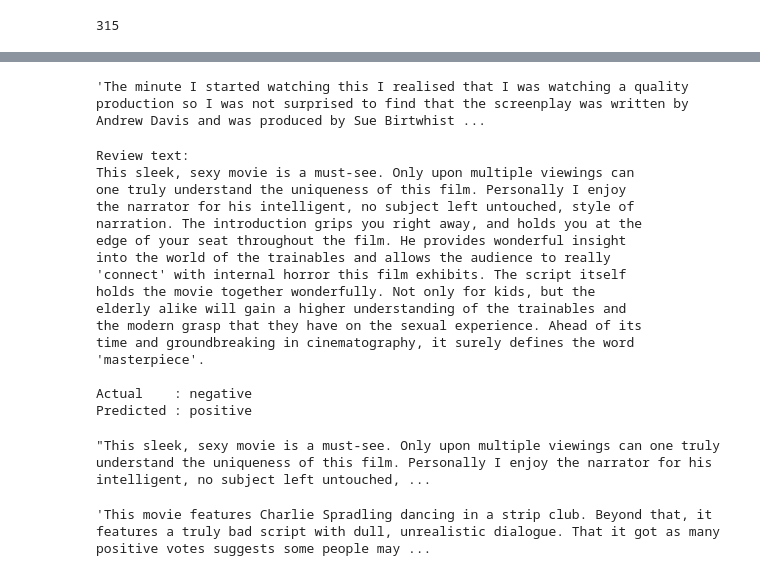
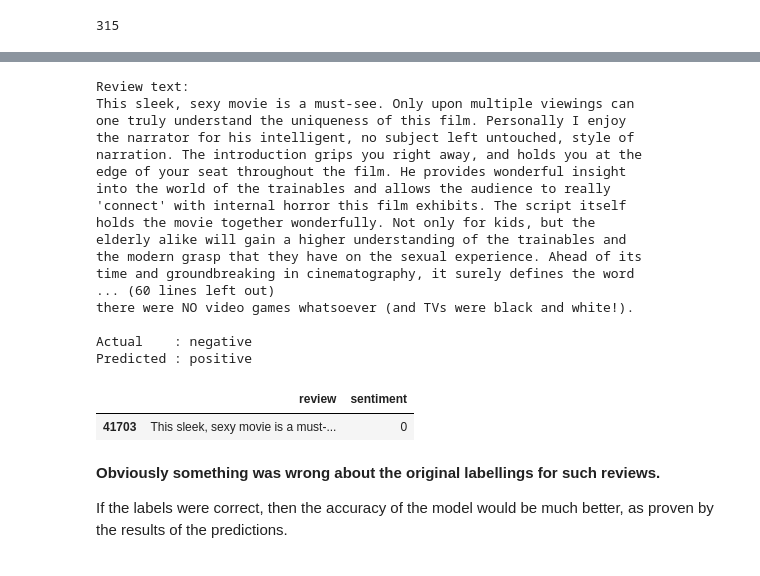
Before and after one commit to ansonnn07/IMDB-Review-Sentiment-Analysis, a Jupyter notebook: analysis_modelling.ipynb, the cells around one changed output, grey strips where cells are left out. Cells and saved outputs as stored; diff of their text form; code cells hidden in the pictures.

```diff
--- a/analysis_modelling.ipynb
+++ b/analysis_modelling.ipynb
@@ -926,15 +1094,13 @@ sorted_wrong_pred[:5]
-# %%
-y_review[idx]
-# %% [output]
-'The minute I started watching this I realised that I was watching a quality production so I was not surprised to find that the screenplay was written by Andrew Davis and was produced by Sue Birtwhist ...
 # %%
-for idx, proba in sorted_wrong_pred:
+top_k = 5
+
+for idx, _ in sorted_wrong_pred[:top_k]:
     wrapped_review = "\n".join(wrap(y_review[idx]))
 
     print(f'Review text:\n{wrapped_review}\n')
     print(f'Actual    : {class_names[y_test[idx]]}')
-    print(f'Predicted : {class_names[y_pred[idx]]}')
-    break
+    print(f'Predicted : {class_names[y_pred[idx]]}\n')
+    # break
 # %% [output]
 Review text:
 This sleek, sexy movie is a must-see. Only upon multiple viewings can
@@ -948,15 +1114,19 @@ holds the movie together wonderfully. Not only for kids, but the
 elderly alike will gain a higher understanding of the trainables and
 the modern grasp that they have on the sexual experience. Ahead of its
 time and groundbreaking in cinematography, it surely defines the word
-'masterpiece'.
+... (60 lines left out)
+there were NO video games whatsoever (and TVs were black and white!).
 
 Actual    : negative
 Predicted : positive
-# %%
-y_review[idx]
-# %% [output]
-"This sleek, sexy movie is a must-see. Only upon multiple viewings can one truly understand the uniqueness of this film. Personally I enjoy the narrator for his intelligent, no subject left untouched, ...
-# %%
-df.review[idx]
-# %% [output]
-'This movie features Charlie Spradling dancing in a strip club. Beyond that, it features a truly bad script with dull, unrealistic dialogue. That it got as many positive votes suggests some people may ...
+# %%
+review_str = 'This sleek, sexy movie is a must-see'
+df[df.review.str.contains(review_str)]
+# %% [output]
+|  | review | sentiment |
+| 41703 | This sleek, sexy movie is a must-... | 0 |
+# %% [markdown]
+**Obviously something was wrong about the original labellings for such reviews.**
+
+If the labels were correct, then the accuracy of the model would be much better,
+as proven by the results of the predictions.
```
Also changed, not shown: parts of 33 cells of this notebook, 10 other files.
